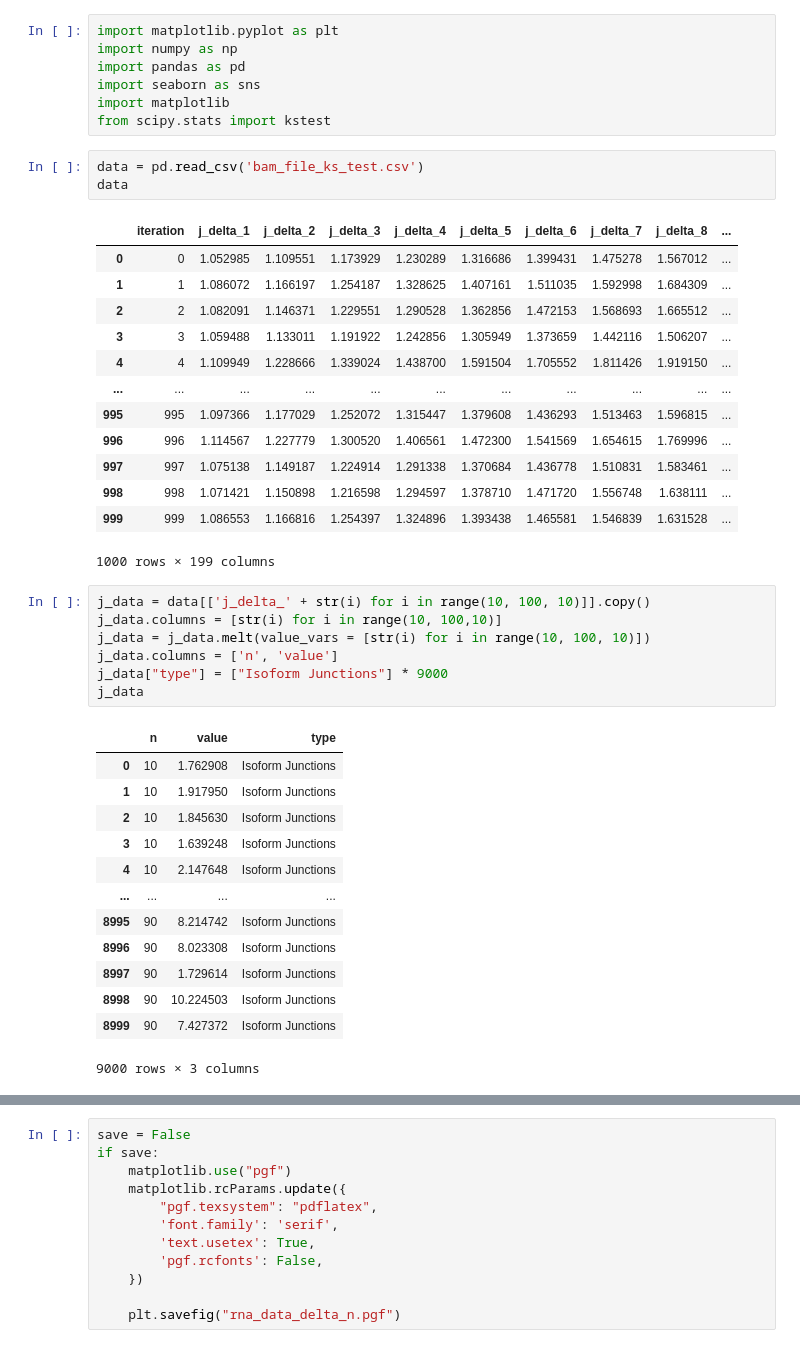
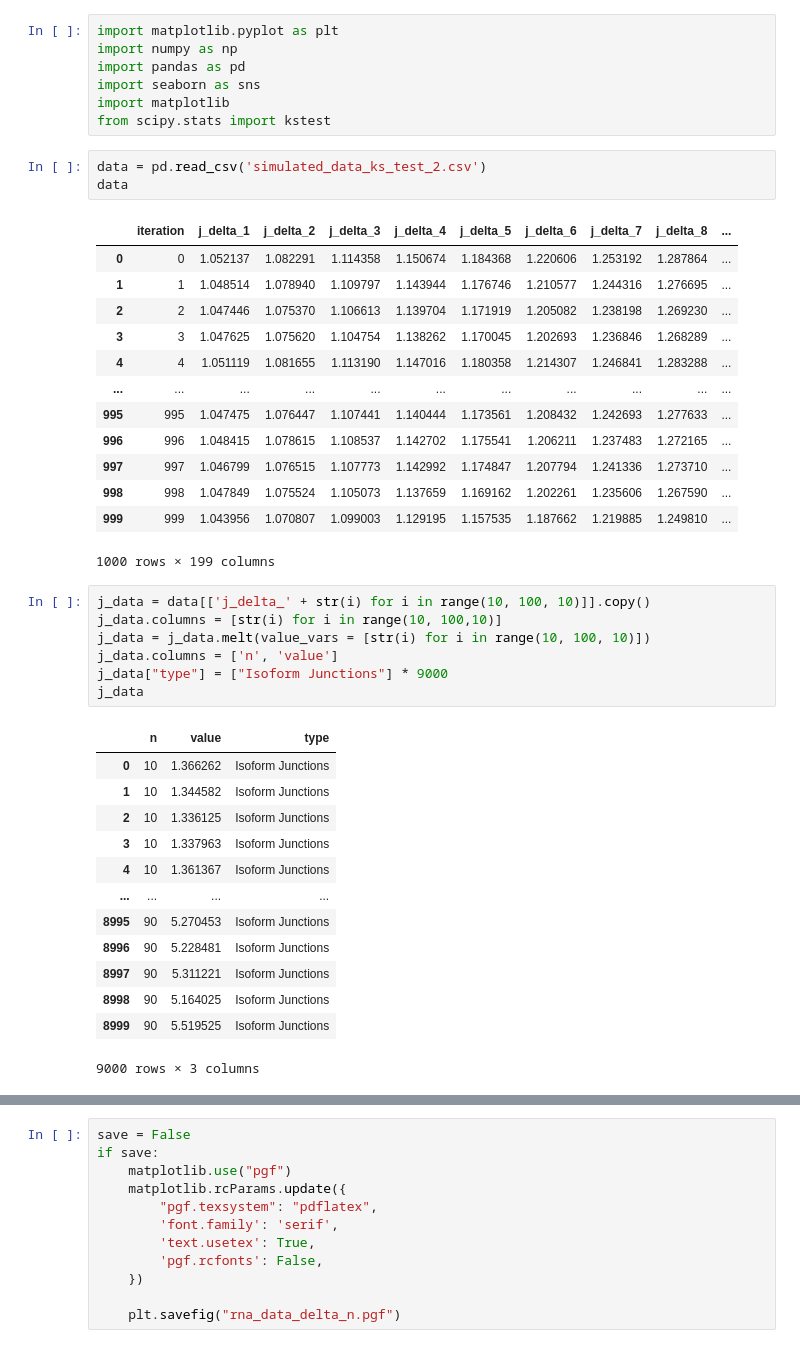
Before and after one commit to shobe98/thesis, a Jupyter notebook: code/kstest.ipynb, the cells around one changed output, grey strips where cells are left out. Drawn from its saved outputs; the diff is of its cells as text.

```diff
--- a/code/kstest.ipynb
+++ b/code/kstest.ipynb
@@ -6,21 +6,21 @@ import seaborn as sns
 import matplotlib
 from scipy.stats import kstest
 # %%
-data = pd.read_csv('bam_file_ks_test.csv')
+data = pd.read_csv('simulated_data_ks_test_2.csv')
 data
 # %% [output]
 |  | iteration | j_delta_1 | j_delta_2 | j_delta_3 | j_delta_4 | j_delta_5 | j_delta_6 | j_delta_7 | j_delta_8 | ... |
-| 0 | 0 | 1.052985 | 1.109551 | 1.173929 | 1.230289 | 1.316686 | 1.399431 | 1.475278 | 1.567012 | ... |
-| 1 | 1 | 1.086072 | 1.166197 | 1.254187 | 1.328625 | 1.407161 | 1.511035 | 1.592998 | 1.684309 | ... |
-| 2 | 2 | 1.082091 | 1.146371 | 1.229551 | 1.290528 | 1.362856 | 1.472153 | 1.568693 | 1.665512 | ... |
-| 3 | 3 | 1.059488 | 1.133011 | 1.191922 | 1.242856 | 1.305949 | 1.373659 | 1.442116 | 1.506207 | ... |
-| 4 | 4 | 1.109949 | 1.228666 | 1.339024 | 1.438700 | 1.591504 | 1.705552 | 1.811426 | 1.919150 | ... |
+| 0 | 0 | 1.052137 | 1.082291 | 1.114358 | 1.150674 | 1.184368 | 1.220606 | 1.253192 | 1.287864 | ... |
+| 1 | 1 | 1.048514 | 1.078940 | 1.109797 | 1.143944 | 1.176746 | 1.210577 | 1.244316 | 1.276695 | ... |
+| 2 | 2 | 1.047446 | 1.075370 | 1.106613 | 1.139704 | 1.171919 | 1.205082 | 1.238198 | 1.269230 | ... |
+| 3 | 3 | 1.047625 | 1.075620 | 1.104754 | 1.138262 | 1.170045 | 1.202693 | 1.236846 | 1.268289 | ... |
+| 4 | 4 | 1.051119 | 1.081655 | 1.113190 | 1.147016 | 1.180358 | 1.214307 | 1.246841 | 1.283288 | ... |
 | ... | ... | ... | ... | ... | ... | ... | ... | ... | ... | ... |
-| 995 | 995 | 1.097366 | 1.177029 | 1.252072 | 1.315447 | 1.379608 | 1.436293 | 1.513463 | 1.596815 | ... |
-| 996 | 996 | 1.114567 | 1.227779 | 1.300520 | 1.406561 | 1.472300 | 1.541569 | 1.654615 | 1.769996 | ... |
-| 997 | 997 | 1.075138 | 1.149187 | 1.224914 | 1.291338 | 1.370684 | 1.436778 | 1.510831 | 1.583461 | ... |
-| 998 | 998 | 1.071421 | 1.150898 | 1.216598 | 1.294597 | 1.378710 | 1.471720 | 1.556748 | 1.638111 | ... |
-| 999 | 999 | 1.086553 | 1.166816 | 1.254397 | 1.324896 | 1.393438 | 1.465581 | 1.546839 | 1.631528 | ... |
+| 995 | 995 | 1.047475 | 1.076447 | 1.107441 | 1.140444 | 1.173561 | 1.208432 | 1.242693 | 1.277633 | ... |
+| 996 | 996 | 1.048415 | 1.078615 | 1.108537 | 1.142702 | 1.175541 | 1.206211 | 1.237483 | 1.272165 | ... |
+| 997 | 997 | 1.046799 | 1.076515 | 1.107773 | 1.142992 | 1.174847 | 1.207794 | 1.241336 | 1.273710 | ... |
+| 998 | 998 | 1.047849 | 1.075524 | 1.105073 | 1.137659 | 1.169162 | 1.202261 | 1.235606 | 1.267590 | ... |
+| 999 | 999 | 1.043956 | 1.070807 | 1.099003 | 1.129195 | 1.157535 | 1.187662 | 1.219885 | 1.249810 | ... |
 1000 rows × 199 columns
 # %%
 j_data = data[['j_delta_' + str(i) for i in range(10, 100, 10)]].copy()
@@ -31,17 +31,17 @@ j_data["type"] = ["Isoform Junctions"] * 9000
 j_data
 # %% [output]
 |  | n | value | type |
-| 0 | 10 | 1.762908 | Isoform Junctions |
-| 1 | 10 | 1.917950 | Isoform Junctions |
-| 2 | 10 | 1.845630 | Isoform Junctions |
-| 3 | 10 | 1.639248 | Isoform Junctions |
-| 4 | 10 | 2.147648 | Isoform Junctions |
+| 0 | 10 | 1.366262 | Isoform Junctions |
+| 1 | 10 | 1.344582 | Isoform Junctions |
+| 2 | 10 | 1.336125 | Isoform Junctions |
+| 3 | 10 | 1.337963 | Isoform Junctions |
+| 4 | 10 | 1.361367 | Isoform Junctions |
 | ... | ... | ... | ... |
-| 8995 | 90 | 8.214742 | Isoform Junctions |
-| 8996 | 90 | 8.023308 | Isoform Junctions |
-| 8997 | 90 | 1.729614 | Isoform Junctions |
-| 8998 | 90 | 10.224503 | Isoform Junctions |
-| 8999 | 90 | 7.427372 | Isoform Junctions |
+| 8995 | 90 | 5.270453 | Isoform Junctions |
+| 8996 | 90 | 5.228481 | Isoform Junctions |
+| 8997 | 90 | 5.311221 | Isoform Junctions |
+| 8998 | 90 | 5.164025 | Isoform Junctions |
+| 8999 | 90 | 5.519525 | Isoform Junctions |
 9000 rows × 3 columns
 # %%
 f_data = data[['f_delta_' + str(i) for i in range(10, 100, 10)]].copy()
```
Also changed, not shown: parts of 14 cells of this notebook, 55 other files.
